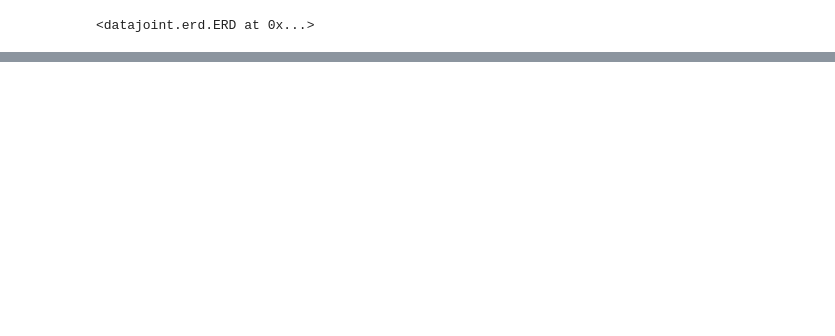
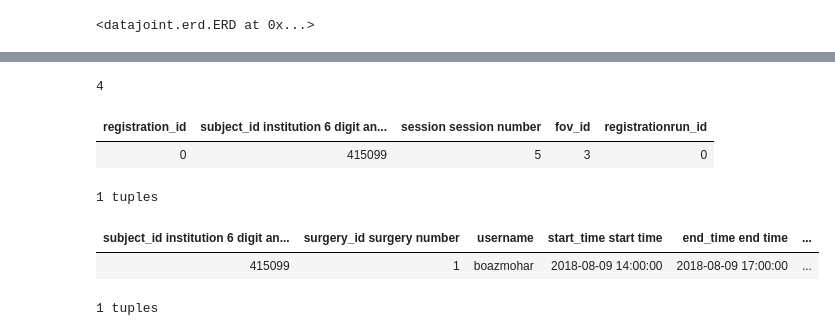
Before and after one commit to boazmohar/map-ephys, a Jupyter notebook: notebook/Lab demo.ipynb, the cells around one changed output, grey strips where cells are left out. Saved outputs shown, nothing was run; the diff lists cells and outputs as text; code cells hidden in the pictures; blank space fills up the shorter version.

```diff
--- a/notebook/Lab demo.ipynb
+++ b/notebook/Lab demo.ipynb
@@ -141,0 +219,15 @@ dropping ccf
+# %%
+sys.path.append('U:\\spark-test\\python')
+sys.path.append('U:\\spark-test\\python\\lib\\py4j-0.10.4-src.zip')
+import pyspark
+from pyspark import SparkContext
+sc = SparkContext(master='local[4]')
+sc.defaultParallelism
+# %% [output]
+4
+# %%
+registration.RegistrationInput().RegistrationRuns()
+# %% [output]
+| registration_id | subject_id institution 6 digit an... | session session number | fov_id | registrationrun_id |
+| 0 | 415099 | 5 | 3 | 0 |
+1 tuples
@@ -141,0 +239,6 @@ dropping ccf
+# %%
+lab.Surgery() & 'subject_id = %d' % res.fetch('subject_id')[0]
+# %% [output]
+| subject_id institution 6 digit an... | surgery_id surgery number | username | start_time start time | end_time end time | ... |
+| 415099 | 1 | boazmohar | 2018-08-09 14:00:00 | 2018-08-09 17:00:00 | ... |
+1 tuples
```
Also changed, not shown: parts of 34 cells of this notebook, 3 other files.
